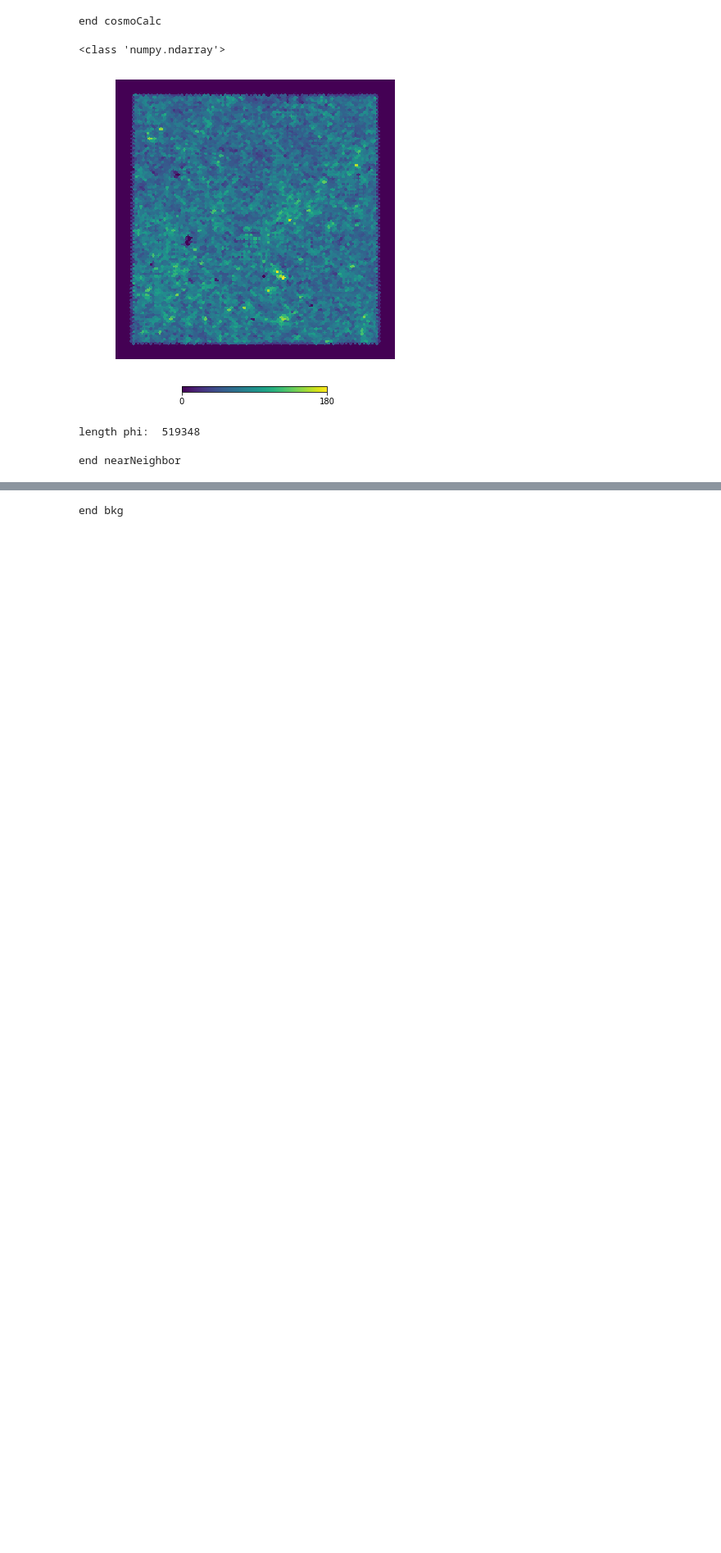
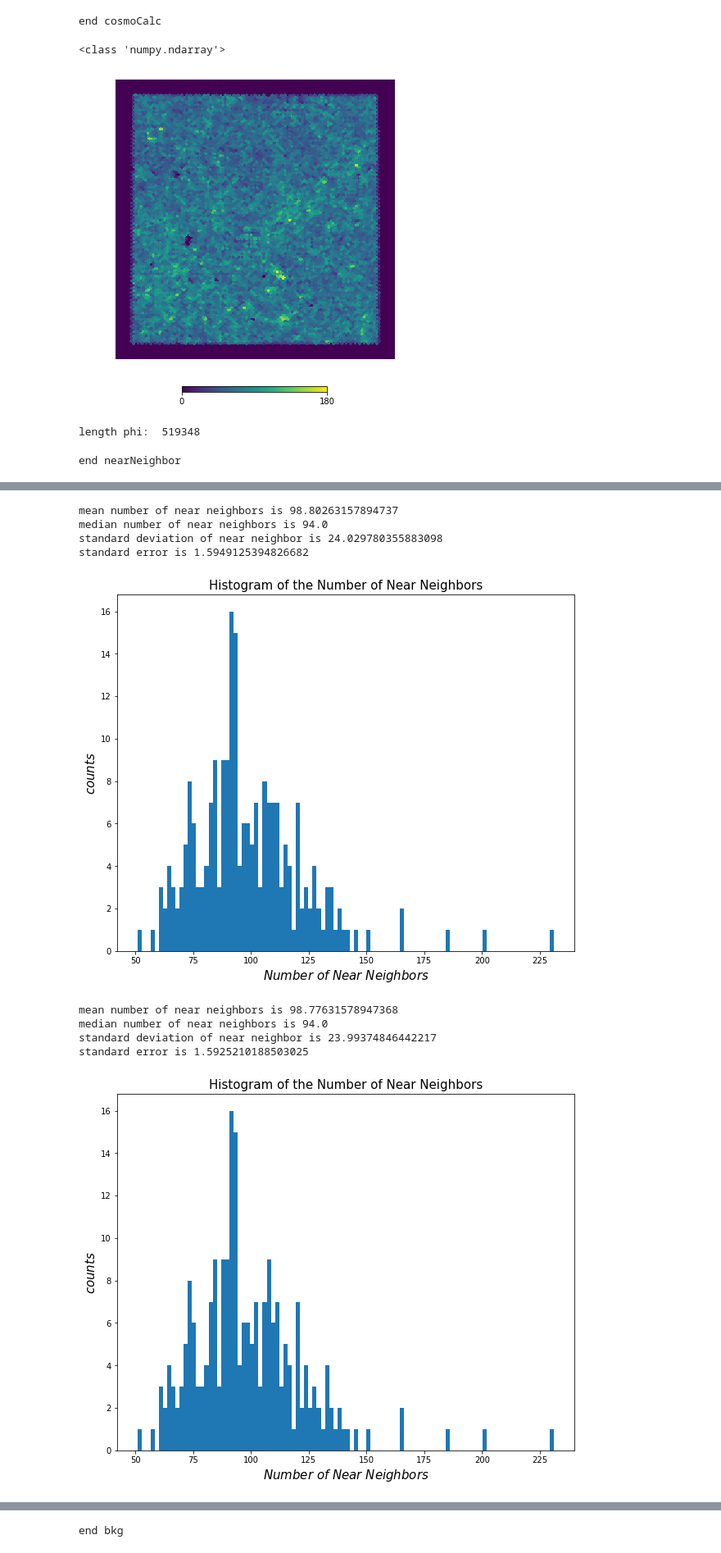
Before and after one commit to metownsend/LRG-Sats, a Jupyter notebook: null_test.ipynb, the cells around one changed output, grey strips where cells are left out. Shown at 82% size. Drawn from its saved outputs; the diff is of its cells as text; code cells hidden in the pictures; blank space fills up the shorter version.

```diff
--- a/null_test.ipynb
+++ b/null_test.ipynb
@@ -557,7 +597,7 @@ length phi:  519348
 # %%
 distance = 0.5 # must be in Mpc
 
-distance_kpc, near, gal_tree, dist, index, nn1 = nearNeighbor(distance, kpc_DA, random_ra, random_dec, raBKG, decBKG, random_zmag, zmagBKG, random_rzcolor, rzcolorBKG, random_grcolor, grcolorBKG, nouse_edges)
+distance_kpc, near, gal_tree, dist, index, nn1 = nearNeighbor(distance, kpc_DA, random_raLRG, random_decLRG, random_raBKG, random_decBKG, random_zmagLRG, random_zmagBKG, random_rzcolorLRG, random_rzcolorBKG, random_grcolorLRG, random_grcolorBKG, nouse_edges)
 
 print('end nearNeighbor')
 # %% [output]
@@ -635,0 +825,20 @@ print(len(new_zmag))
+# %%
+print(len(new_rz))
+
+# create new 3D histograms with new_rz, new_gr, and new_zmag
+high_near25_mod3 = []
+for i in range(len(new_rz)):
+    if len(new_rz[i]) == 0:
+        hist3d = np.zeros((len(rz_edges) - 1, len(gr_edges) - 1, len(zmag_edges - 1)))
+        # hist2d = np.zeros((len(xedges) - 1, len(yedges) - 1))
+        high_near25_mod3.append(hist3d)
+    else:
+
+        # hist2d, x_notuse, y_notuse = np.histogram2d(mag[index1[i]], color[index1[i]], bins=(xedges, yedges), normed=False)
+        # hist3d, edges_nouse = np.histogramdd((color1[index[i]], mag[index[i]], color2[index[i]]), bins=(edges[0], edges[1], edges[2]),
+        #                                             density=False)
+        hist3d, edges_nouse = np.histogramdd((new_rz[i], new_gr[i], new_zmag[i]), bins=(rz_edges, gr_edges, zmag_edges), density=False)
+        high_near25_mod3.append(hist3d)
+
+print(len(high_near25_mod3))
+print(np.asarray(high_near25_mod3).shape)
@@ -635,0 +849,33 @@ print(len(new_zmag))
+# %%
+totalNear(high_near25_mod1)
+
+plt.show()
+
+totalNear(high_near25_mod2)
+
+plt.show()
+
+totalNear(high_near25_mod3)
+
+plt.show()
+
+totalNear(high_near25)
+
+plt.show()
+
+# np.savez('/Users/mtownsend/Documents/LRG_Data/near_models_high.npz', high_near25_mod1=high_near25_mod1, high_near25_mod2=high_near25_mod2, high_near25_mod3=high_near25_mod3)
+# near_models_high = np.load('/Users/mtownsend/Documents/LRG_Data/near_models_high.npz')
+# near25_mod1 = near_models_high['high_near25_mod1']
+# near25_mod2 = near_models_high['high_near25_mod2']
+# near25_mod3 = near_models_high['high_near25_mod3']
+# %% [output]
+mean number of near neighbors is 98.80263157894737
+median number of near neighbors is 94.0
+standard deviation of near neighbor is 24.029780355883098
+standard error is 1.5949125394826682
+[figure, added]
+mean number of near neighbors is 98.77631578947368
+median number of near neighbors is 94.0
+standard deviation of near neighbor is 23.99374846442217
+standard error is 1.5925210188503025
+[figure, added]
```
Also changed, not shown: parts of 17 cells of this notebook, 2 other files.
